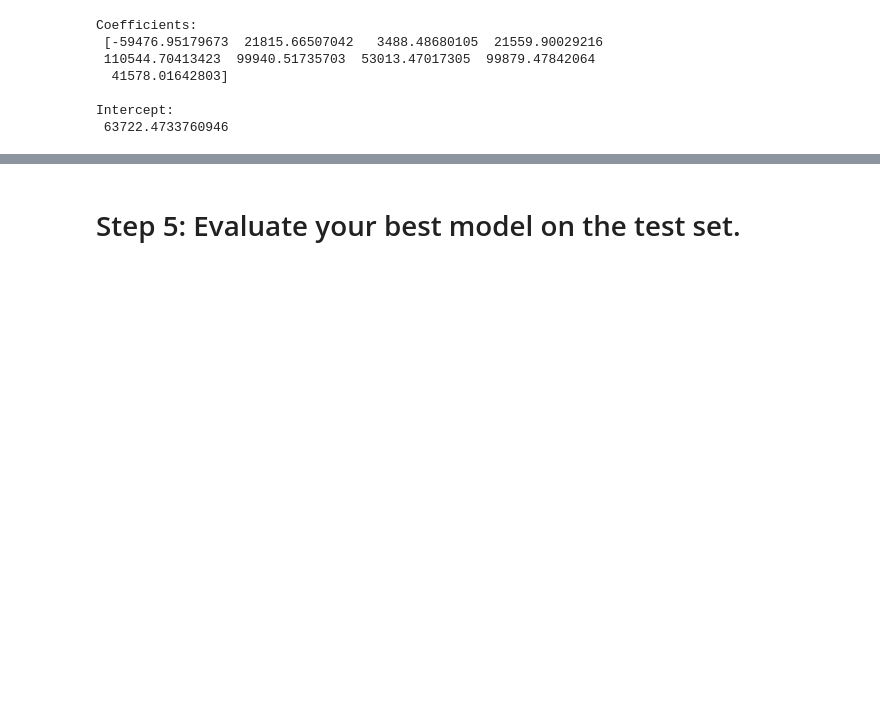
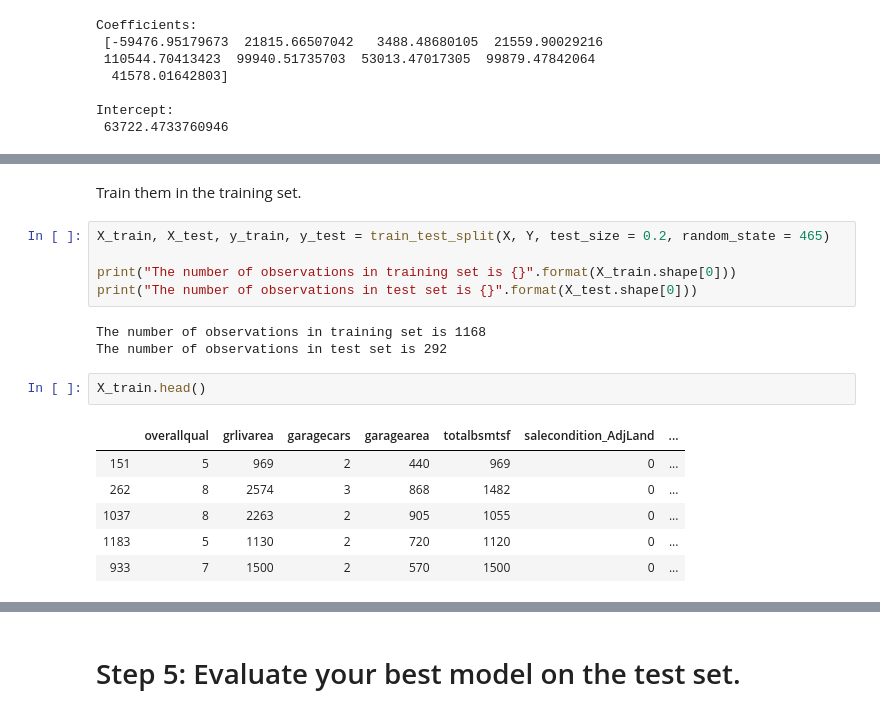
Before and after one commit to pitaconsumer/Classification-Regression, a Jupyter notebook: Module 18 Challenge - House Sale Prices.ipynb, the cells around one changed output, grey strips where cells are left out. Saved outputs shown, nothing was run; the diff lists cells and outputs as text; blank space fills up the shorter version.

```diff
--- a/Module 18 Challenge - House Sale Prices.ipynb
+++ b/Module 18 Challenge - House Sale Prices.ipynb
@@ -269,0 +323,21 @@ Intercept:
+# %% [markdown]
+
+
+Train them in the training set.
+# %%
+X_train, X_test, y_train, y_test = train_test_split(X, Y, test_size = 0.2, random_state = 465)
+
+print("The number of observations in training set is {}".format(X_train.shape[0]))
+print("The number of observations in test set is {}".format(X_test.shape[0]))
+# %% [output]
+The number of observations in training set is 1168
+The number of observations in test set is 292
+# %%
+X_train.head()
+# %% [output]
+|  | overallqual | grlivarea | garagecars | garagearea | totalbsmtsf | salecondition_AdjLand | ... |
+| 151 | 5 | 969 | 2 | 440 | 969 | 0 | ... |
+| 262 | 8 | 2574 | 3 | 868 | 1482 | 0 | ... |
+| 1037 | 8 | 2263 | 2 | 905 | 1055 | 0 | ... |
+| 1183 | 5 | 1130 | 2 | 720 | 1120 | 0 | ... |
+| 933 | 7 | 1500 | 2 | 570 | 1500 | 0 | ... |
```
Also changed, not shown: parts of 36 cells of this notebook.
